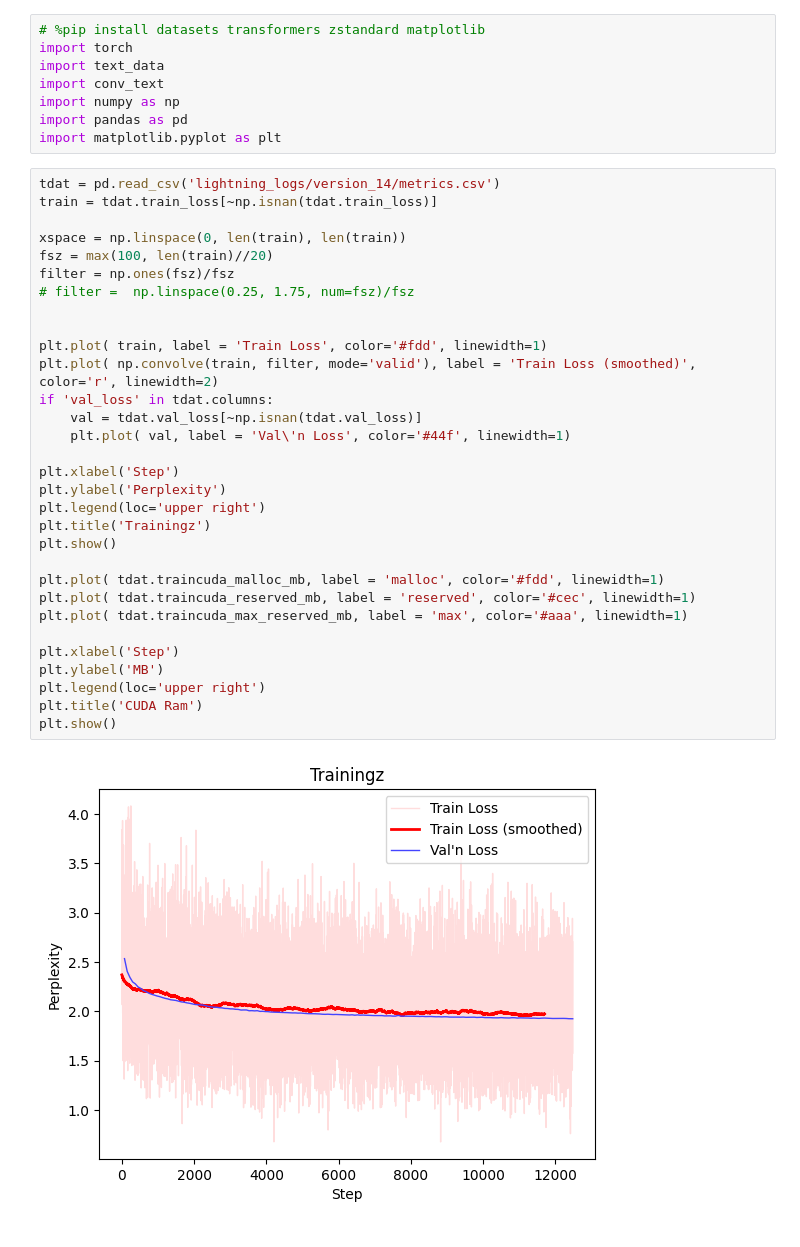
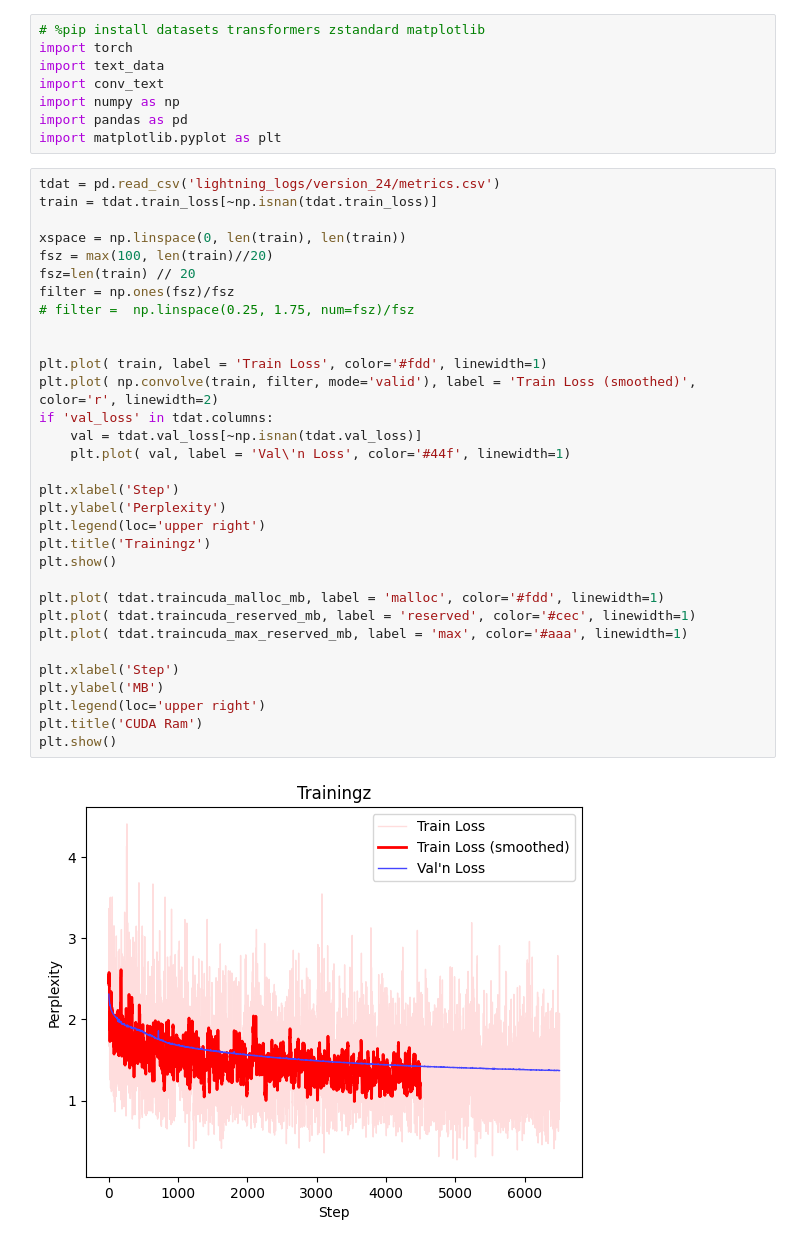
Before and after one commit to kmapb/microlm, a Jupyter notebook: Conv_Text.ipynb, the cells around one changed output. Drawn from its saved outputs; the diff is of its cells as text.

```diff
--- a/Conv_Text.ipynb
+++ b/Conv_Text.ipynb
@@ -11,35 +11,36 @@ import numpy as np
 import pandas as pd
 import matplotlib.pyplot as plt
 # %%
-tdat = pd.read_csv('lightning_logs/version_14/metrics.csv')
+tdat = pd.read_csv('lightning_logs/version_24/metrics.csv')
 train = tdat.train_loss[~np.isnan(tdat.train_loss)]
 
 xspace = np.linspace(0, len(train), len(train))
 fsz = max(100, len(train)//20)
+fsz=len(train) // 20
 filter = np.ones(fsz)/fsz
 # filter =  np.linspace(0.25, 1.75, num=fsz)/fsz
 
 
 plt.plot( train, label = 'Train Loss', color='#fdd', linewidth=1)
 plt.plot( np.convolve(train, filter, mode='valid'), label = 'Train Loss (smoothed)', color='r', linewidth=2)
 if 'val_loss' in tdat.columns:
     val = tdat.val_loss[~np.isnan(tdat.val_loss)]
     plt.plot( val, label = 'Val\'n Loss', color='#44f', linewidth=1)
 
 plt.xlabel('Step')
 plt.ylabel('Perplexity')
 plt.legend(loc='upper right')
 plt.title('Trainingz')
 plt.show()
 
 plt.plot( tdat.traincuda_malloc_mb, label = 'malloc', color='#fdd', linewidth=1)
 plt.plot( tdat.traincuda_reserved_mb, label = 'reserved', color='#cec', linewidth=1)
 plt.plot( tdat.traincuda_max_reserved_mb, label = 'max', color='#aaa', linewidth=1)
 
 plt.xlabel('Step')
 plt.ylabel('MB')
 plt.legend(loc='upper right')
 plt.title('CUDA Ram')
 plt.show()
 # %% [output]
-[figure, old version]
+[figure, new version]
```
Also changed, not shown: parts of 5 cells of this notebook, 5 other files.
